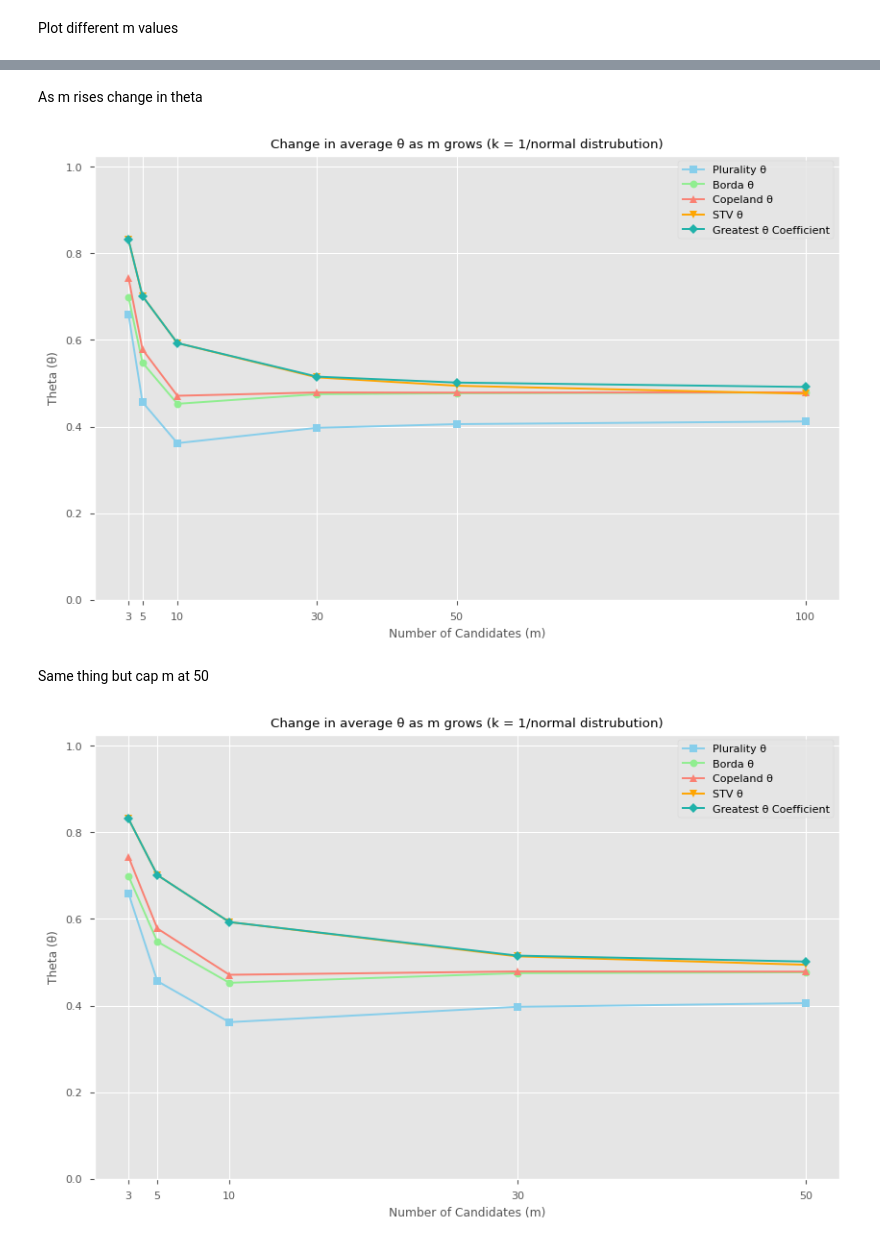
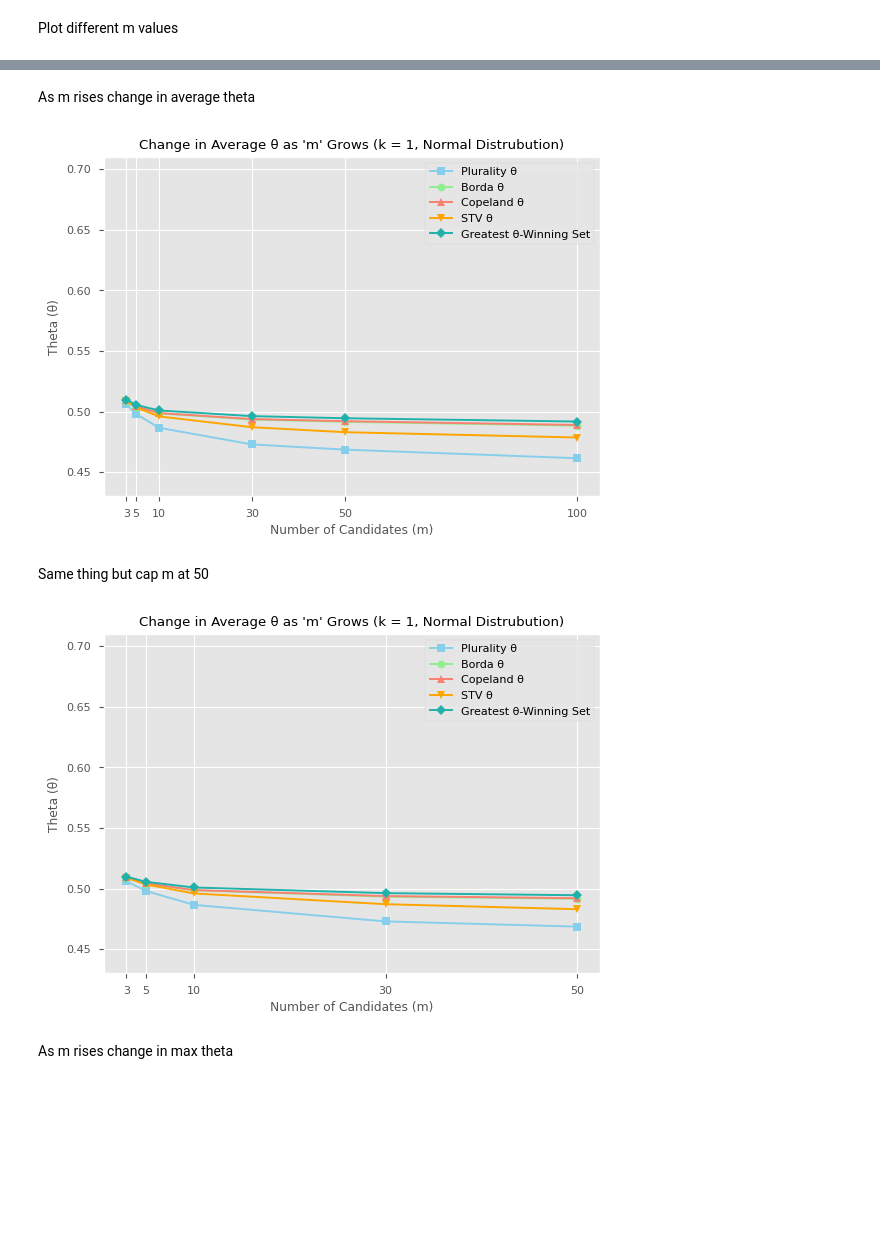
Before and after one commit to JohnAsaro/Summer-Research-Voting-2024, a Jupyter notebook: greatest_θ_winner/plot_results_k_1_normal.ipynb, the cells around one changed output, grey strips where cells are left out. Cells and saved outputs as stored; diff of their text form; code cells hidden in the pictures; blank space fills up the shorter version.

Commit message:
Added tiebreaker method for greatest_th_winning_set_k_1 and regenerated results

```diff
--- a/greatest_θ_winner/plot_results_k_1_normal.ipynb
+++ b/greatest_θ_winner/plot_results_k_1_normal.ipynb
@@ -370,5 +376,5 @@ group_m100_avg.head()
 # %% [markdown]
-As m rises change in theta
+As m rises change in average theta
 # %%
 CB_color_cycle = ['skyblue', 'lightgreen', 'salmon', 'orange', 'lightseagreen']
 
@@ -386,38 +392,38 @@ results = {
 m_values = results["m"]
 plurality_theta = results["Plurality θ"]
 borda_theta = results["Borda θ"]
 copeland_theta = results["Copeland θ"]
 stv_theta = results["STV θ"]
 greatest_theta = results["Greatest θ Coefficient"]
 
 #Plot the data
-plt.figure(figsize=(10, 6))
+#plt.figure(figsize=(10, 6))
 
 plt.plot(m_values, plurality_theta, label='Plurality θ', marker='s', color=CB_color_cycle[0])
 plt.plot(m_values, borda_theta, label='Borda θ', marker='o', color=CB_color_cycle[1])
 plt.plot(m_values, copeland_theta, label='Copeland θ', marker='^', color=CB_color_cycle[2])
 plt.plot(m_values, stv_theta, label='STV θ', marker='v', color=CB_color_cycle[3])
-plt.plot(m_values, greatest_theta, label='Greatest θ Coefficient', marker = 'D', color=CB_color_cycle[4])
+plt.plot(m_values, greatest_theta, label='Greatest θ-Winning Set', marker = 'D', color=CB_color_cycle[4])
 
 #Add labels and title
 plt.xlabel('Number of Candidates (m)')
 plt.ylabel('Theta (θ)')
-plt.title('Change in average θ as m grows (k = 1/normal distrubution)')
+plt.title("Change in Average θ as 'm' Grows (k = 1, Normal Distrubution)")
 
 #Set limits
-plt.ylim(0.0, 1.025)
+plt.ylim(0.4305, 0.710)
 
 #Set x-axis ticks
 plt.xticks(m_values)
 
 #Add legend
 plt.legend()
 
 #Display the plot
 plt.grid(True)
 plt.show()
 # %% [output]
-[figure, old version]
+[figure, new version]
 # %% [markdown]
 Same thing but cap m at 50
 # %%
@@ -448,21 +454,21 @@ stv_theta = results["STV θ"]
 greatest_theta = results["Greatest θ Coefficient"]
 
 #Plot the data
-plt.figure(figsize=(10, 6))
+#plt.figure(figsize=(10, 6))
 
 plt.plot(m_values, plurality_theta, label='Plurality θ', marker='s', color=CB_color_cycle[0])
 plt.plot(m_values, borda_theta, label='Borda θ', marker='o', color=CB_color_cycle[1])
 plt.plot(m_values, copeland_theta, label='Copeland θ', marker='^', color=CB_color_cycle[2])
 plt.plot(m_values, stv_theta, label='STV θ', marker='v', color=CB_color_cycle[3])
-plt.plot(m_values, greatest_theta, label='Greatest θ Coefficient', marker = 'D', color=CB_color_cycle[4])
+plt.plot(m_values, greatest_theta, label='Greatest θ-Winning Set', marker = 'D', color=CB_color_cycle[4])
 
 #Add labels and title
 plt.xlabel('Number of Candidates (m)')
 plt.ylabel('Theta (θ)')
-plt.title('Change in average θ as m grows (k = 1/normal distrubution)')
+plt.title("Change in Average θ as 'm' Grows (k = 1, Normal Distrubution)")
 
 #Set limits
-plt.ylim(0.0, 1.025)
+plt.ylim(0.4305, 0.710)
 
 #Set x-axis ticks
 plt.xticks(m_values)
@@ -474,4 +480,6 @@ plt.legend()
 plt.grid(True)
 plt.show()
 # %% [output]
-[figure, old version]
+[figure, new version]
+# %% [markdown]
+As m rises change in max theta
```
Also changed, not shown: parts of 9 cells of this notebook, 7 other files.
